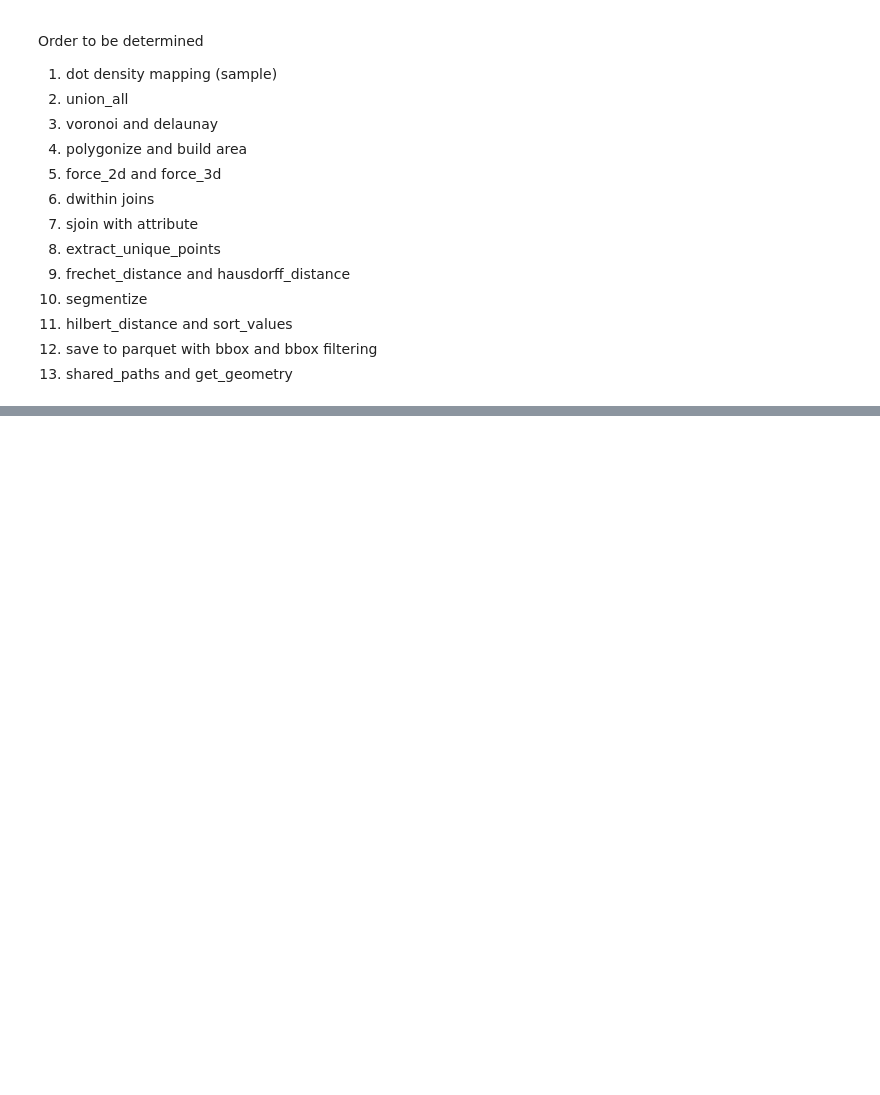
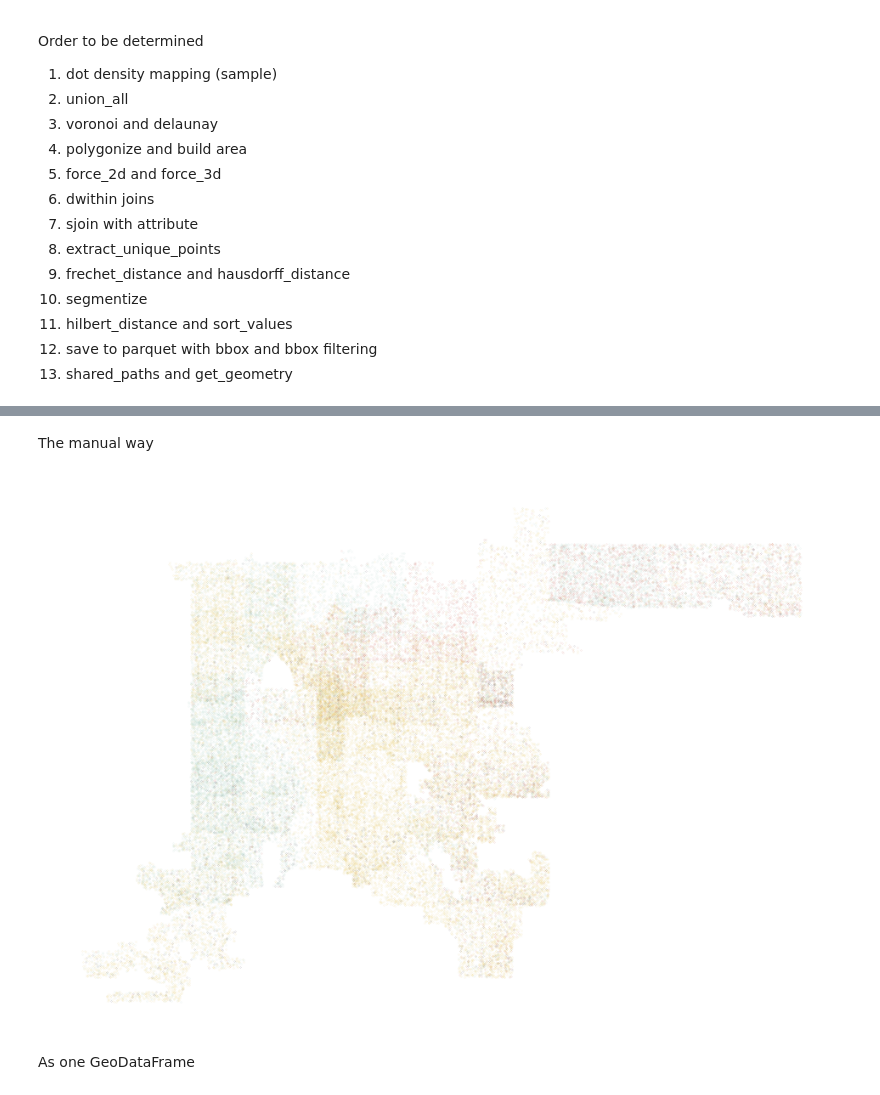
Before and after one commit to martinfleis/geopandas-one-workshop, a Jupyter notebook: GeoPython2024.ipynb, the cells around one changed output, grey strips where cells are left out. Saved outputs shown, nothing was run; the diff lists cells and outputs as text; code cells hidden in the pictures; blank space fills up the shorter version.

```diff
--- a/GeoPython2024.ipynb
+++ b/GeoPython2024.ipynb
@@ -44,0 +92,16 @@ Order to be determined
+# %%
+hispanic = denver.sample_points(denver.hispanic // 10, rng=42)
+black = denver.sample_points(denver.black // 10, rng=42)
+asian = denver.sample_points(denver.asian // 10, rng=42)
+# %% [markdown]
+The manual way
+# %%
+ax = white.plot(color="#F2CF63", markersize=0.005, figsize=(12, 12))
+hispanic.plot(color="#ADD9C9", markersize=0.005, ax=ax)
+black.plot(color="#D96459", markersize=0.005, ax=ax)
+asian.plot(color="#3B2F40", markersize=0.005, ax=ax)
+ax.set_axis_off()
+# %% [output]
+[figure, added]
+# %% [markdown]
+As one GeoDataFrame
```
Also changed, not shown: parts of 16 cells of this notebook, 3 other files.
